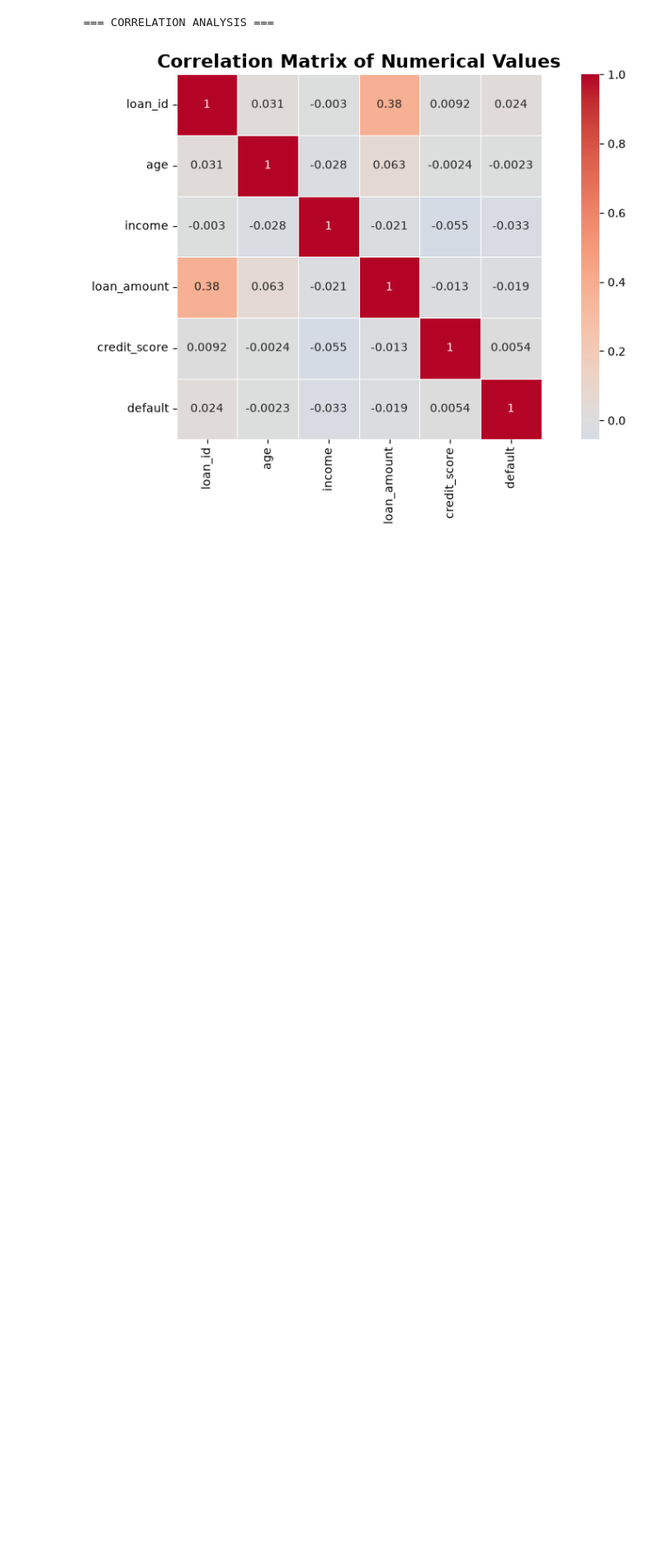
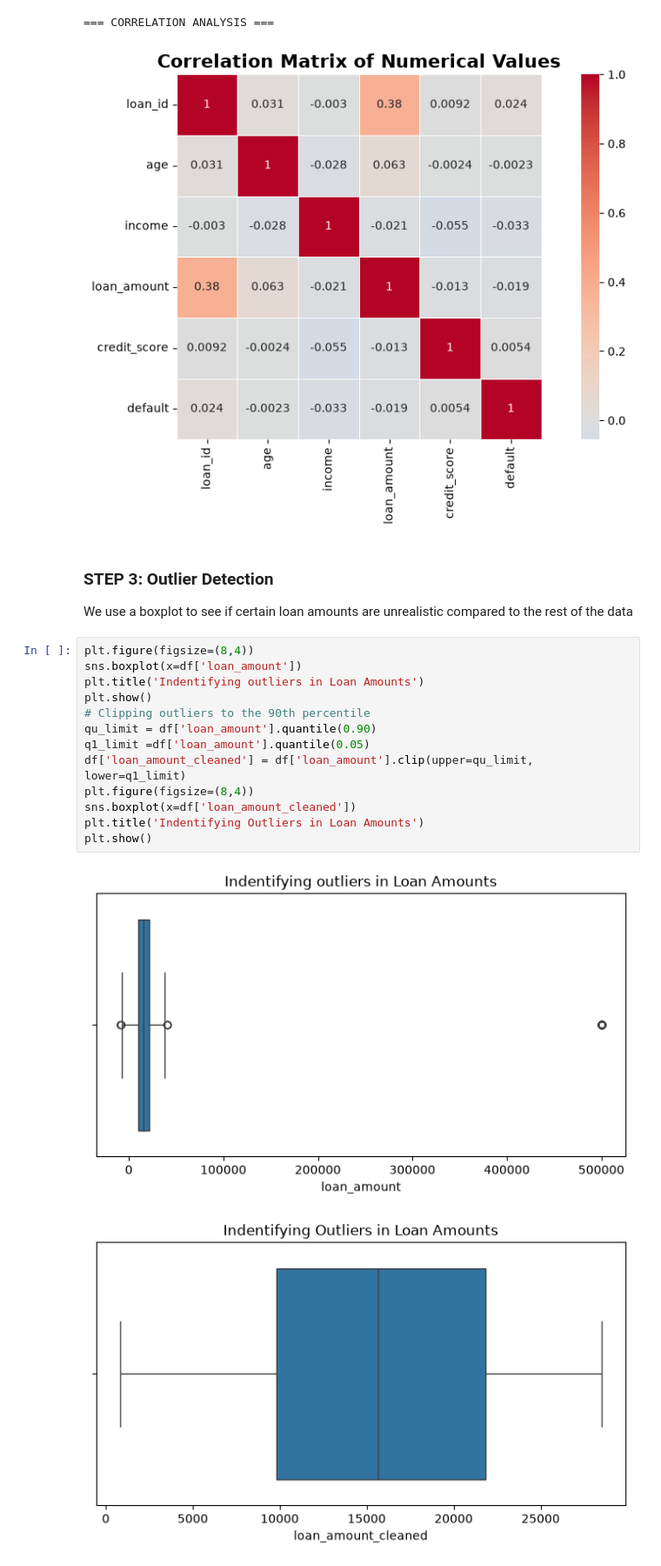
Before and after one commit to aliGaxanfar/Feature-Engeering-, a Jupyter notebook: feature_engineering_project.ipynb, the cells around one changed output. Shown at 87% size. Saved outputs shown, nothing was run; the diff lists cells and outputs as text; blank space fills up the shorter version.

Commit message:
Identifying outliers, and clipping the outliers to 90th percentile

```diff
--- a/feature_engineering_project.ipynb
+++ b/feature_engineering_project.ipynb
@@ -85,3 +85,22 @@ plt.show()
 # %% [output]
 === CORRELATION ANALYSIS ===
 [figure]
+# %% [markdown]
+### STEP 3: Outlier Detection
+We use a boxplot to see if certain loan amounts are unrealistic compared to the rest of the data
+# %%
+plt.figure(figsize=(8,4))
+sns.boxplot(x=df['loan_amount'])
+plt.title('Indentifying outliers in Loan Amounts')
+plt.show()
+# Clipping outliers to the 90th percentile
+qu_limit = df['loan_amount'].quantile(0.90)
+q1_limit =df['loan_amount'].quantile(0.05)
+df['loan_amount_cleaned'] = df['loan_amount'].clip(upper=qu_limit, lower=q1_limit)
+plt.figure(figsize=(8,4))
+sns.boxplot(x=df['loan_amount_cleaned'])
+plt.title('Indentifying Outliers in Loan Amounts')
+plt.show()
+# %% [output]
+[figure, added]
+[figure, added]
```
